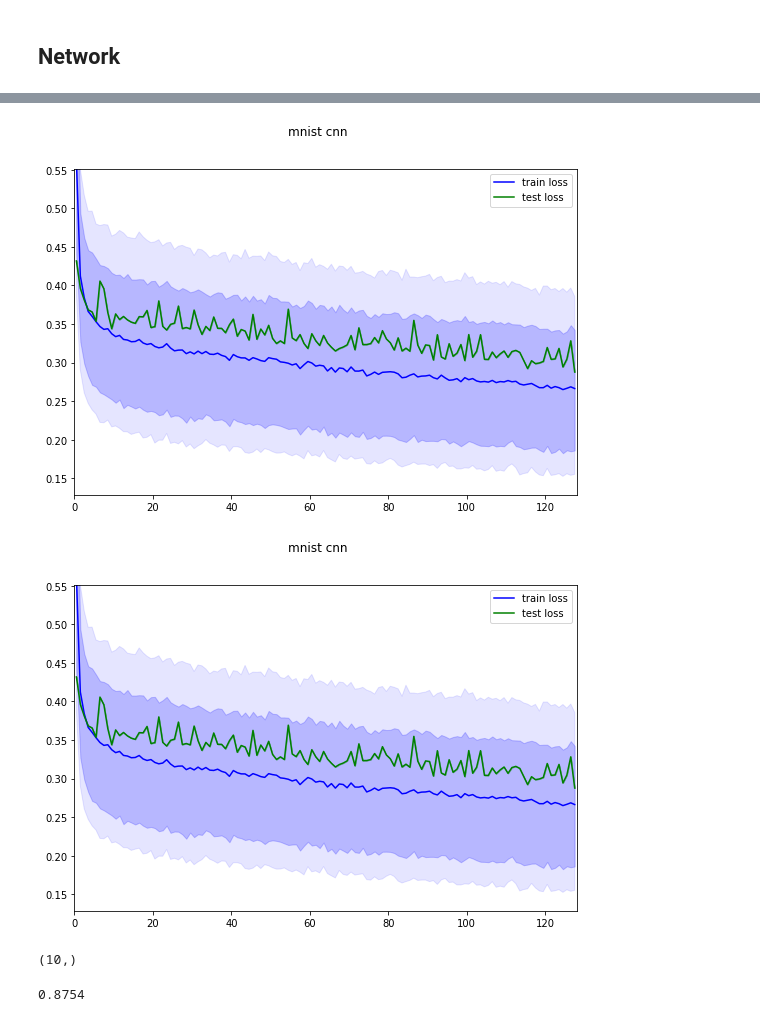
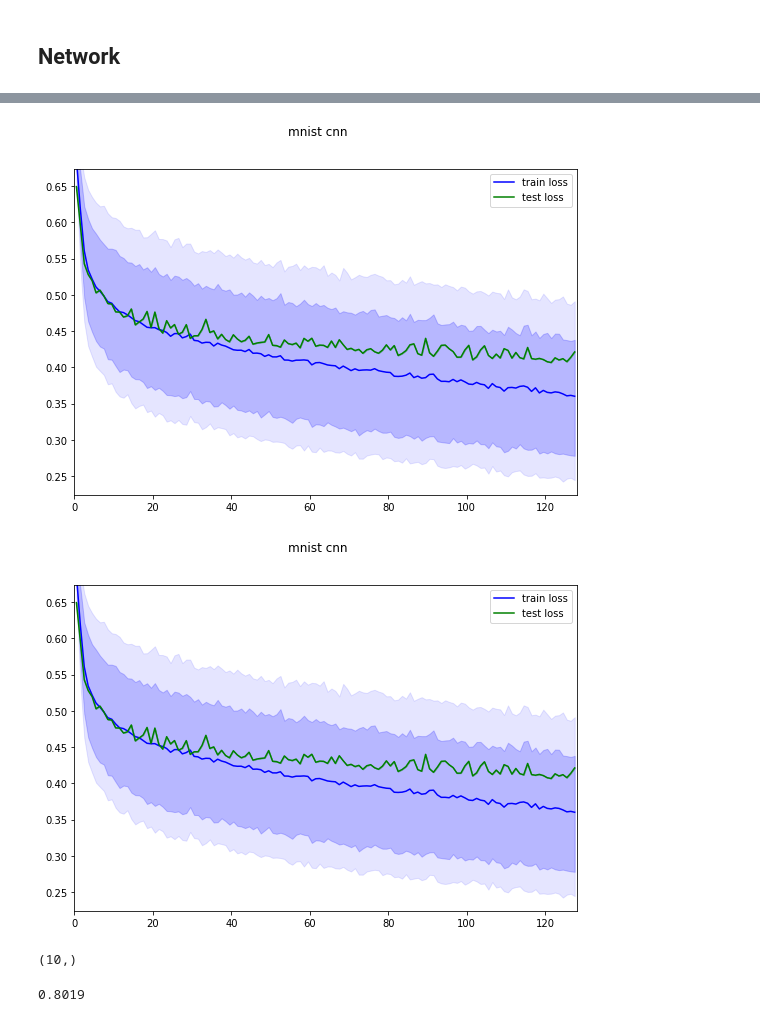
Before and after one commit to HSE-LAMBDA/unlabeled_learning, a Jupyter notebook: MNIST-rotated-CNN.ipynb, the cells around one changed output, grey strips where cells are left out. Cells and saved outputs as stored; diff of their text form; code cells hidden in the pictures.

```diff
--- a/MNIST-rotated-CNN.ipynb
+++ b/MNIST-rotated-CNN.ipynb
@@ -43,7 +43,7 @@ def get_rotated(X):
     angles = np.random.normal(10, 5, size=X_rot.shape[0])
     X_rot = rotate_data(X_rot, angles)
 
-    angles = np.random.normal(30, 5, size=X_original.shape[0])
+    angles = np.random.normal(25, 5, size=X_original.shape[0])
     X_original = rotate_data(X_original, angles = angles)
 
     X = np.vstack([X_original, X_rot])
@@ -179,36 +179,36 @@ get_loss = theano.function([X, y], T.sum(losses))
 # %%
 watcher = SNNWatcher(
     title='mnist cnn', mode='fill',
     labels=('train loss', 'test loss'),
     colors=('blue', 'green')
 )
 
 num_epoches = 128
 num_batches = X_train.shape[0] // 32
 
 losses = np.ndarray(shape=(num_epoches, num_batches), dtype='float32')
 test_losses = np.ndarray(shape=(num_epoches, 1), dtype='float32')
 w = np.ones(shape=(X_train.shape[0], ), dtype='float32')
 
 stream = streams.inf_random(X_train.shape[0], batch_size=32)
 
 for i in range(num_epoches):
     for j in range(num_batches):
         indx = next(stream)
-        losses[i, j], _ = train(X_train[indx], y_train[indx], w[indx], 1.0e-3)
+        losses[i, j], _ = train(X_train[indx], y_train[indx], w[indx], 1.0e-4)
 
     test_losses[i, 0] = np.sum([
         get_loss(X_test[indx], y_test[indx])
         for indx in streams.seq(X_test.shape[0], batch_size=128)
     ]) / X_test.shape[0]
 
     watcher.draw(
         losses[:(i + 1)],
         test_losses[:(i + 1)]
     )
 # %% [output]
-[figure, old version]
+[figure, new version]
-[figure, old version]
+[figure, new version]
 # %%
 predict(X_train[:10]).shape
 # %% [output]
@@ -219,4 +219,4 @@ np.sum([
     for indx in streams.seq(X_test.shape[0], batch_size=128)
 ]) / X_test.shape[0]
 # %% [output]
-0.8754
+0.8019
```
Also changed, not shown: parts of 4 cells of this notebook.
